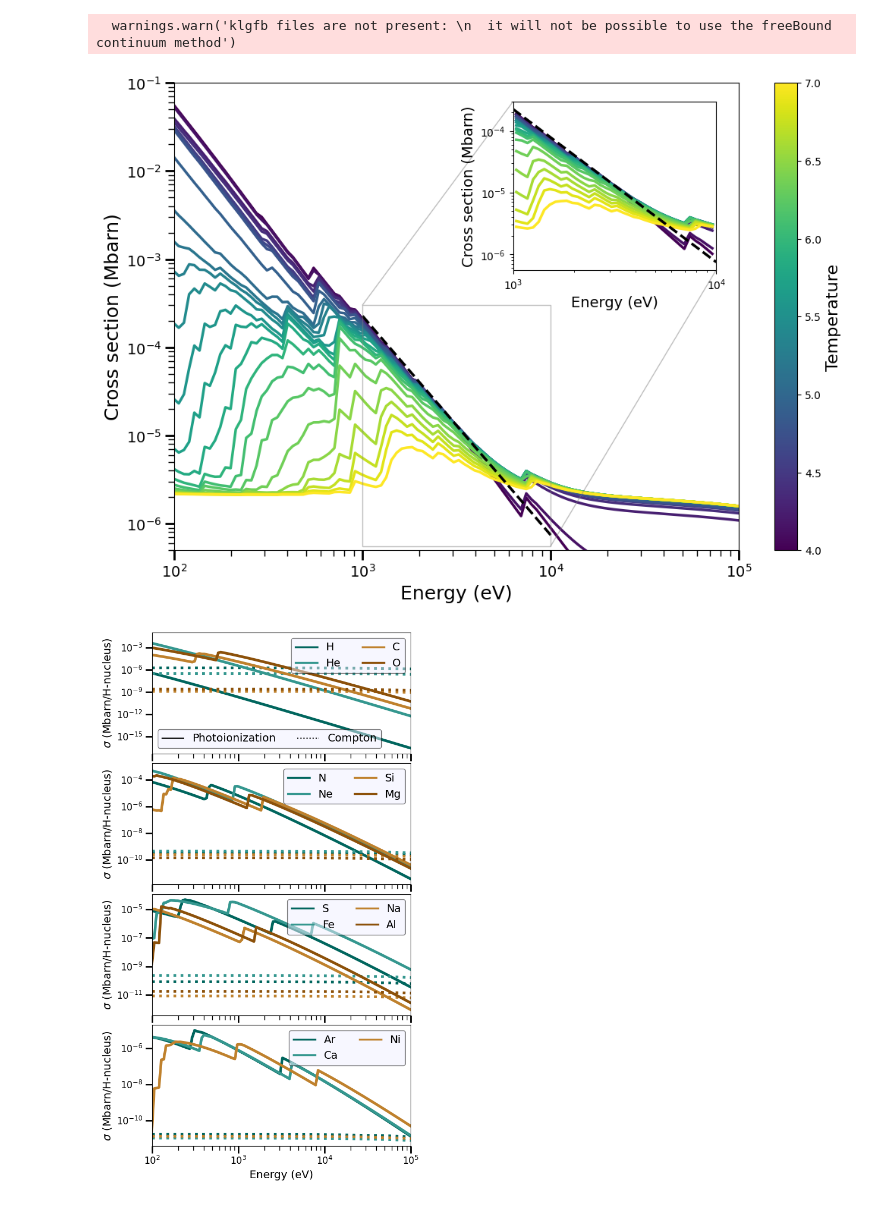
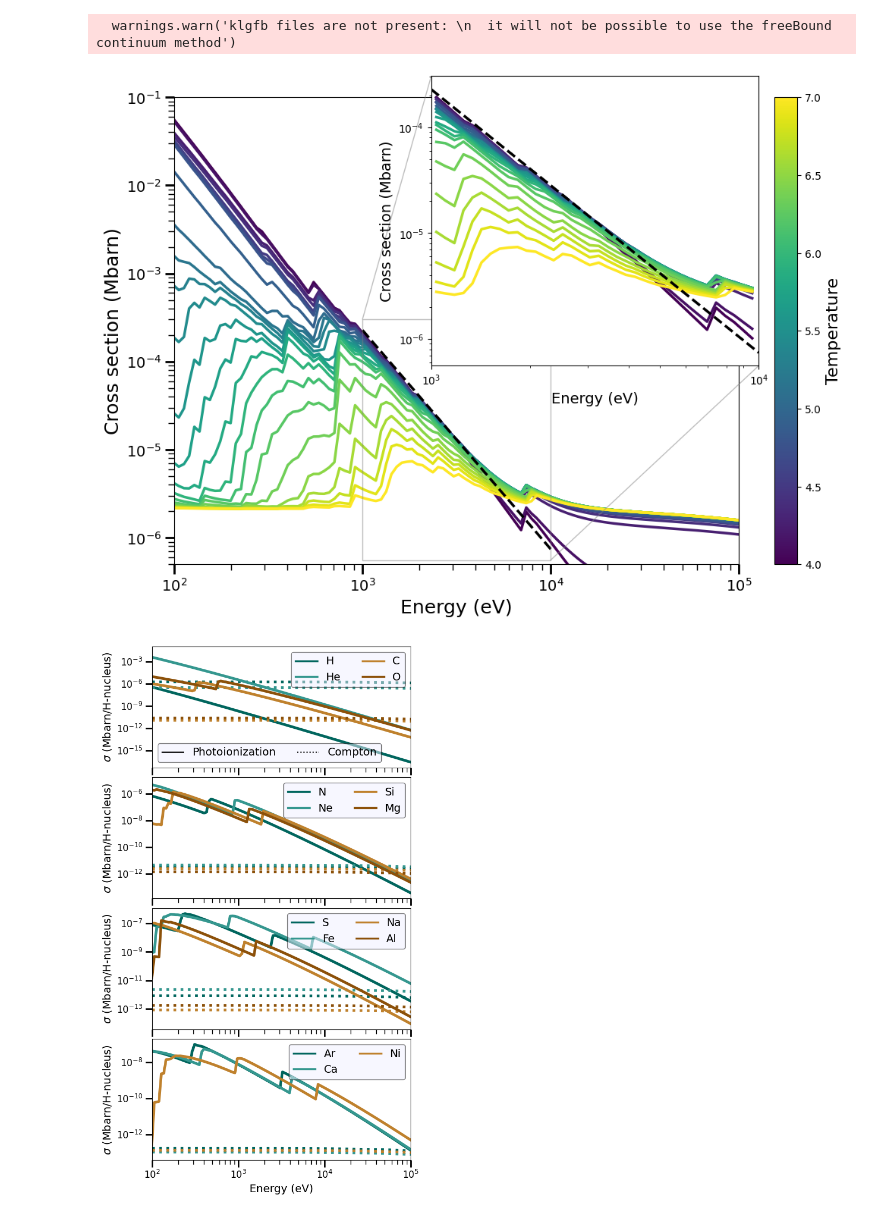
Before and after one commit to AstroBrandt/XRayCrossSections, a Jupyter notebook: xray_crosssec.ipynb, the cells around one changed output. Saved outputs shown, nothing was run; the diff lists cells and outputs as text; code cells hidden in the pictures.

```diff
--- a/xray_crosssec.ipynb
+++ b/xray_crosssec.ipynb
@@ -94,6 +94,7 @@ xsecs = []
 abund_dict = {}
 Z_dict = {}
 fabund = open("proto_solar_2009_lodders.abund", 'r')
+metal = 1E-2
 for (i, line) in enumerate(fabund.readlines()):
     if (i >= 30):
         break
@@ -102,7 +103,10 @@ for (i, line) in enumerate(fabund.readlines()):
     abund_i = float(ls[1])
     abund_i -= 12.
     abund_i = 10**abund_i
-    abund_dict[ls[-1].lower()] = abund_i
+    if (ls[-1].lower() == 'h') or (ls[-1].lower() == 'he'):
+        abund_dict[ls[-1].lower()] = abund_i
+    else:
+        abund_dict[ls[-1].lower()] = abund_i * metal
 # %%
 #Compute the cross sections for each species and sum
 for T in Txsec:
@@ -162,36 +166,36 @@ eUpper = 10.0
 eMack = np.logspace(0, 1, 32)
 xsecMack = (2.27E-22*(eMack**(-2.485)))*1E18
 
 ax.loglog(eMack*1E3, xsecMack, 'k--', lw=2.5)
 
 c = fig.colorbar(scalarMap, ax=ax)
 c.set_label("Temperature", fontsize=16)
 ax.set_xlabel("Energy (eV)", fontsize=18)
 ax.set_ylabel("Cross section (Mbarn)", fontsize=18)
 ax.set_xlim(1E2, 1E5)
 ax.set_ylim(ymin=5E-7, ymax=1E-1)
 
-ax2 = ax.inset_axes([0.6, 0.6, 0.36, 0.36])
+ax2 = ax.inset_axes([0.455, 0.425, 0.58, 0.62])
 inds = np.where((Earr >= 1E3) & (Earr <= 1E4))
 iparam = 0
 for i in range(len(Txsec)):
     ax2.loglog(Earr[inds], xsecs[i][inds], '-', lw=2.5, color=scalarMap.to_rgba(np.log10(Txsec[i])))
     #if(Txsec[i] > 10**3.5):
     #    ax2.loglog(eMack*1E3, funcfit(eMack*1E3, *params[iparam]), ':', lw=2.5, color=scalarMap.to_rgba(np.log10(Txsec[i])))
     #    iparam += 1
 ax2.loglog(eMack*1E3, xsecMack, 'k--', lw=2.5)
 ax2.set_xlim(1E3, 1E4)
 ax2.set_xlabel("Energy (eV)", fontsize=14)
 ax2.set_ylabel("Cross section (Mbarn)", fontsize=14)
 
 ax.indicate_inset_zoom(ax2)
 ax.tick_params(which='major', axis='both', labelsize=14, length=9, width=2)
 ax.tick_params(which='minor', axis='both', length=6, width=1.)
 
-fig.savefig("xsecs_temp.pdf", bbox_inches='tight')
+#fig.savefig("xsecs_temp.pdf", bbox_inches='tight')
 plt.show()
 # %% [output]
-[figure, old version]
+[figure, new version]
 # %%
 #This is the file that needs to go into the runtime folder
 #XrayCommonMain/XrayCommon_init reads this in
@@ -308,7 +312,7 @@ axs[-1].set_xlabel("Energy (eV)", fontsize=14)
 fig.savefig("cross_section_species.pdf", bbox_inches='tight')
 plt.show()
 # %% [output]
-[figure, old version]
+[figure, new version]
 # %%
 sigma_tot = np.zeros(Nres)
 for (i,el) in enumerate(elements):
```
Also changed, not shown: parts of 1 cell of this notebook, 1 other file.
